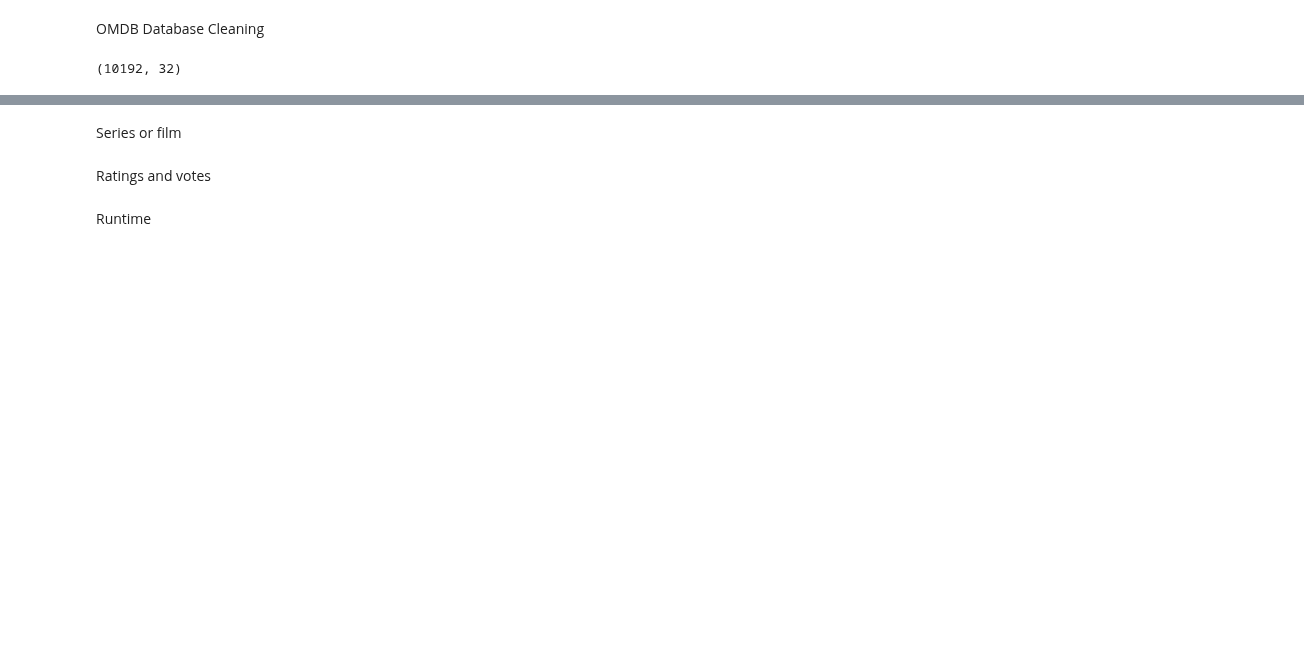
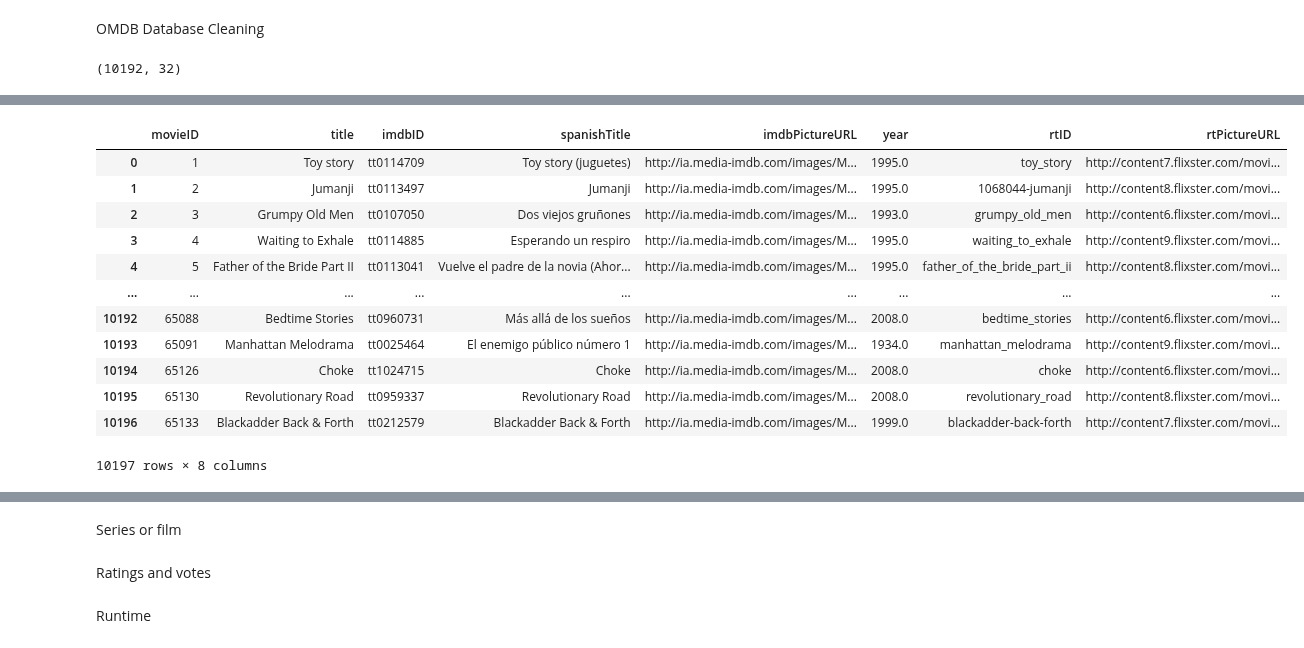
Before and after one commit to yuayixio/MovieRatingPredictor, a Jupyter notebook: notebooks/Cleaning+Preprocessing/Omdb_data_cleaning.ipynb, the cells around one changed output, grey strips where cells are left out. Cells and saved outputs as stored; diff of their text form; code cells hidden in the pictures; blank space fills up the shorter version.

```diff
--- a/notebooks/Cleaning+Preprocessing/Omdb_data_cleaning.ipynb
+++ b/notebooks/Cleaning+Preprocessing/Omdb_data_cleaning.ipynb
@@ -23,0 +24,2 @@ omdb.head(1)
+# %%
+movies_id_updated = pd.read_csv('../../data/preprocessed/movies_id_updated.csv')
@@ -23,0 +53,18 @@ omdb.head(1)
+# %%
+genres = pd.read_csv('../../data/raw/genres.csv')
+movies_id_updated=movies_id_updated.rename(columns = {'id':'movieID'})
+movies_id_updated
+# %% [output]
+|  | movieID | title | imdbID | spanishTitle | imdbPictureURL | year | rtID | rtPictureURL |
+| 0 | 1 | Toy story | tt0114709 | Toy story (juguetes) | http://ia.media-imdb.com/images/M... | 1995.0 | toy_story | http://content7.flixster.com/movi... |
+| 1 | 2 | Jumanji | tt0113497 | Jumanji | http://ia.media-imdb.com/images/M... | 1995.0 | 1068044-jumanji | http://content8.flixster.com/movi... |
+| 2 | 3 | Grumpy Old Men | tt0107050 | Dos viejos gruñones | http://ia.media-imdb.com/images/M... | 1993.0 | grumpy_old_men | http://content6.flixster.com/movi... |
+| 3 | 4 | Waiting to Exhale | tt0114885 | Esperando un respiro | http://ia.media-imdb.com/images/M... | 1995.0 | waiting_to_exhale | http://content9.flixster.com/movi... |
+| 4 | 5 | Father of the Bride Part II | tt0113041 | Vuelve el padre de la novia (Ahor... | http://ia.media-imdb.com/images/M... | 1995.0 | father_of_the_bride_part_ii | http://content8.flixster.com/movi... |
+| ... | ... | ... | ... | ... | ... | ... | ... | ... |
+| 10192 | 65088 | Bedtime Stories | tt0960731 | Más allá de los sueños | http://ia.media-imdb.com/images/M... | 2008.0 | bedtime_stories | http://content6.flixster.com/movi... |
+| 10193 | 65091 | Manhattan Melodrama | tt0025464 | El enemigo público número 1 | http://ia.media-imdb.com/images/M... | 1934.0 | manhattan_melodrama | http://content9.flixster.com/movi... |
+| 10194 | 65126 | Choke | tt1024715 | Choke | http://ia.media-imdb.com/images/M... | 2008.0 | choke | http://content6.flixster.com/movi... |
+| 10195 | 65130 | Revolutionary Road | tt0959337 | Revolutionary Road | http://ia.media-imdb.com/images/M... | 2008.0 | revolutionary_road | http://content8.flixster.com/movi... |
+| 10196 | 65133 | Blackadder Back & Forth | tt0212579 | Blackadder Back & Forth | http://ia.media-imdb.com/images/M... | 1999.0 | blackadder-back-forth | http://content7.flixster.com/movi... |
+10197 rows × 8 columns
```
Also changed, not shown: parts of 13 cells of this notebook, 6 other files.
